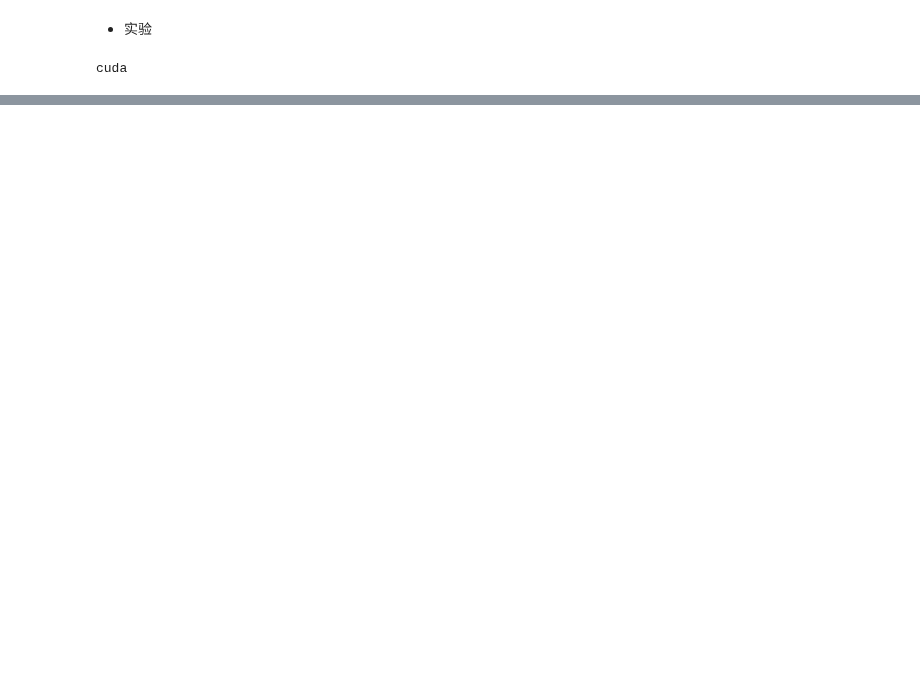
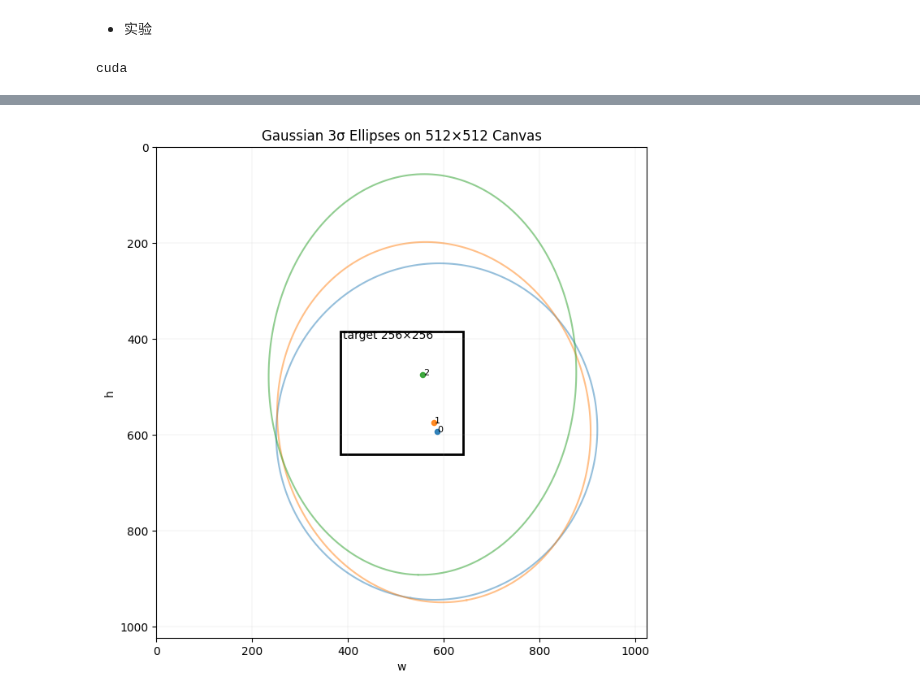
Before and after one commit to tingyu-art/AffineGS, a Jupyter notebook: EXP0.ipynb, the cells around one changed output, grey strips where cells are left out. Saved outputs shown, nothing was run; the diff lists cells and outputs as text; code cells hidden in the pictures; blank space fills up the shorter version.

```diff
--- a/EXP0.ipynb
+++ b/EXP0.ipynb
@@ -382,0 +347,96 @@ tensor([[-2.7183e-09, -1.9531e-02, -4.8213e-10]], device='cuda:0',
+# %%
+import torch
+import numpy as np
+import matplotlib.pyplot as plt
+from matplotlib.patches import Rectangle
+
+def plot_gaussian_3sigma_canvas(model, H=256, W=256, canvas_H=512, canvas_W=512, ax=None, show_id=True, show_center=True, show_bbox=False, title="Gaussian 3σ Ellipses on 512×512 Canvas"):
+    if ax is None:
+        fig, ax = plt.subplots(figsize=(7, 7))
+    else:
+        fig = ax.figure
+
+    offset_h = (canvas_H - H) / 2
+    offset_w = (canvas_W - W) / 2
+
+    with torch.no_grad():
+        mu = model.mu.detach().cpu()
+
+        if hasattr(model, "log_scale"):
+            scale = torch.exp(model.log_scale.detach().cpu())
+        elif hasattr(model, "log_scales"):
+            scale = torch.exp(model.log_scales.detach().cpu())
+        elif hasattr(model, "scale"):
+            scale = model.scale.detach().cpu()
+        else:
+            raise AttributeError("model 中没有找到 log_scale / log_scales / scale")
+
+        if hasattr(model, "rotation"):
+            theta = model.rotation.detach().cpu().reshape(-1)
+        elif hasattr(model, "rotations"):
+            theta = model.rotations.detach().cpu().reshape(-1)
+        else:
+            theta = torch.zeros(mu.shape[0])
+
+        opacity_logit = getattr(model, "opacity_logit", None)
+        opacity = getattr(model, "opacity", None)
+
+        if opacity_logit is not None:
+            alpha = torch.sigmoid(opacity_logit.detach().cpu()).reshape(-1)
+        elif opacity is not None:
+            alpha = opacity.detach().cpu().reshape(-1)
+        else:
+            alpha = torch.ones(mu.shape[0])
+
+    t = np.linspace(0, 2 * np.pi, 240)
+
+    for i in range(mu.shape[0]):
+        mh, mw = mu[i].numpy()
+        sh, sw = scale[i].numpy()
+        th = float(theta[i])
+        a = float(alpha[i])
+
+        local_h = 3.0 * sh * np.cos(t)
+        local_w = 3.0 * sw * np.sin(t)
+
+        c, s = np.cos(th), np.sin(th)
+        dh = c * local_h - s * local_w
+        dw = s * local_h + c * local_w
+
+        ellipse_h = mh + dh + offset_h
+        ellipse_w = mw + dw + offset_w
+        center_h = mh + offset_h
+        center_w = mw + offset_w
+
+        ax.plot(ellipse_w, ellipse_h, linewidth=1.5, alpha=max(0.25, min(1.0, a)))
+
+        if show_center:
+            ax.scatter([center_w], [center_h], s=20, alpha=0.9)
+
+        if show_id:
+            ax.text(center_w + 2, center_h + 2, str(i), fontsize=8)
+
+        if show_bbox:
+            h_min, h_max = ellipse_h.min(), ellipse_h.max()
+            w_min, w_max = ellipse_w.min(), ellipse_w.max()
+            ax.plot([w_min, w_max, w_max, w_min, w_min], [h_min, h_min, h_max, h_max, h_min], "--", linewidth=0.8, alpha=0.5)
+
+    # 中间的目标 256×256 区域
+    rect = Rectangle((offset_w, offset_h), W, H, fill=False, linewidth=2.0, linestyle="-")
+    ax.add_patch(rect)
+    ax.text(offset_w + 5, offset_h + 15, f"target {H}×{W}", fontsize=10)
+
+    ax.set_xlim(0, canvas_W - 1)
+    ax.set_ylim(canvas_H - 1, 0)
+    ax.set_aspect("equal")
+    ax.set_xlabel("w")
+    ax.set_ylabel("h")
+    ax.set_title(title)
+    ax.grid(True, linewidth=0.3, alpha=0.4)
+    plt.tight_layout()
+    return fig, ax
+
+plot_gaussian_3sigma_canvas(model0, H=256, W=256, canvas_H=1024, canvas_W=1024)
+plt.show()
+# %% [output]
+[figure, added]
```
Also changed, not shown: parts of 11 cells of this notebook, 48 other files.
